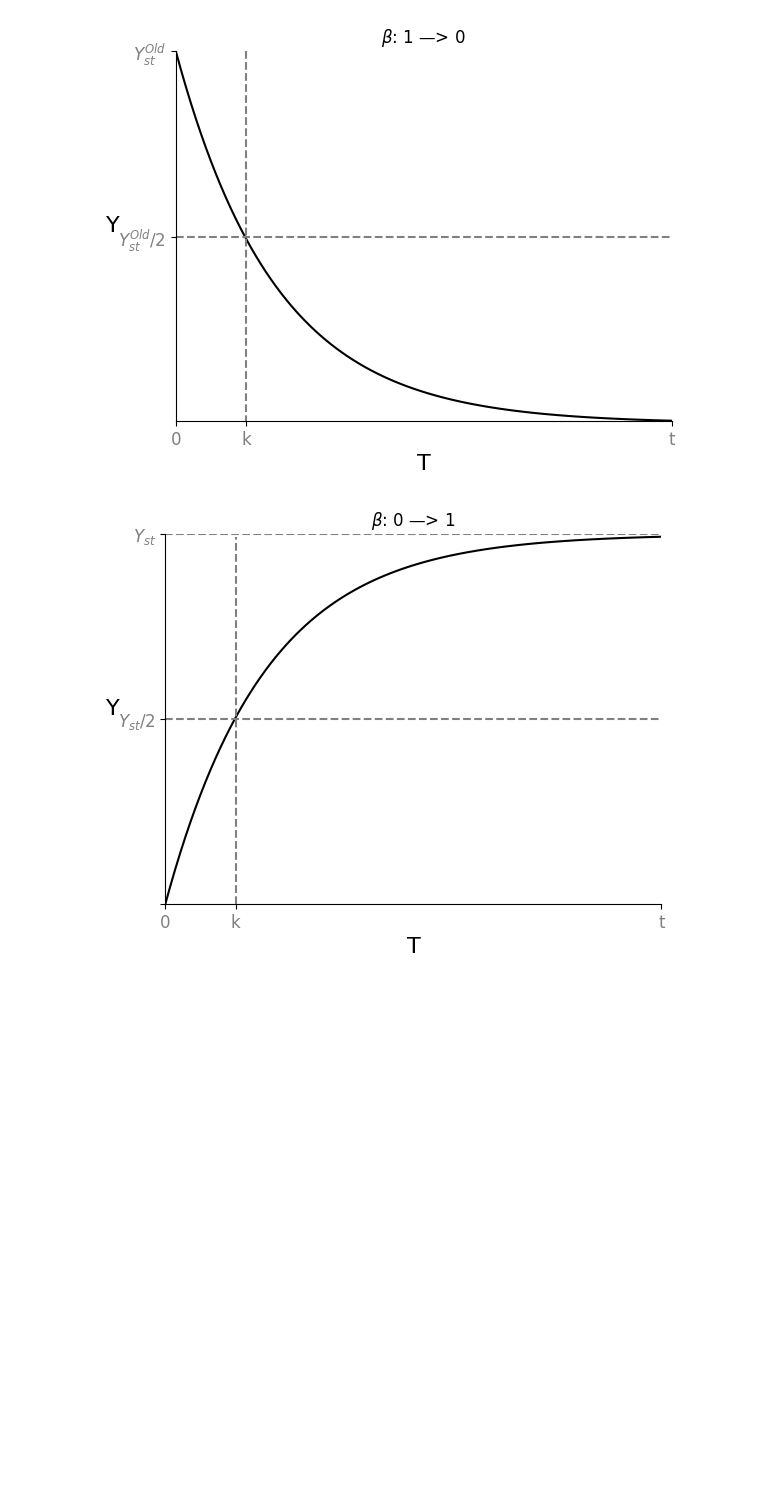
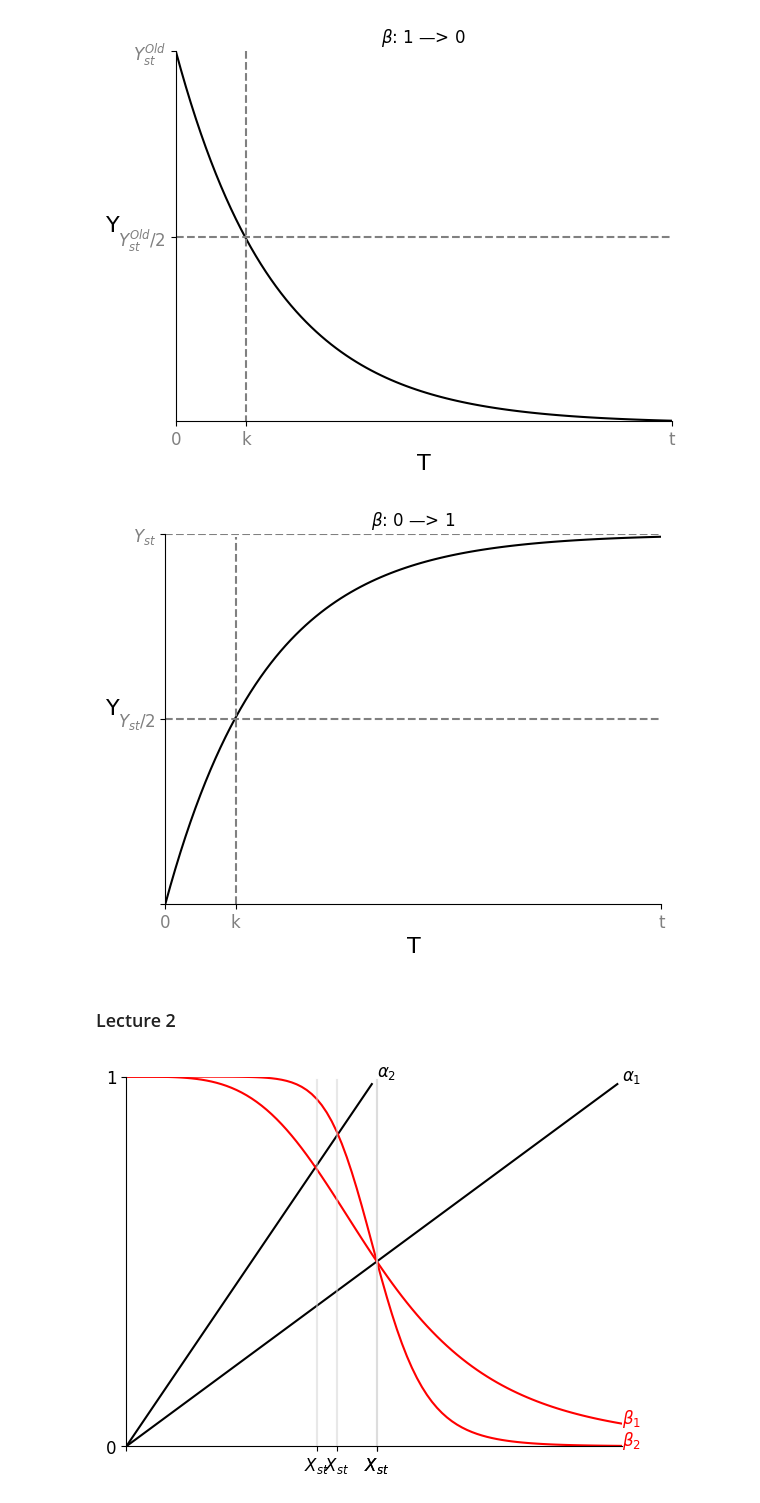
Before and after one commit to Jiarong-L/notes, a Jupyter notebook: docs/Course/System_Biology/DrawLines.ipynb, the cells around one changed output. Drawn from its saved outputs; the diff is of its cells as text; code cells hidden in the pictures; blank space fills up the shorter version.

```diff
--- a/docs/Course/System_Biology/DrawLines.ipynb
+++ b/docs/Course/System_Biology/DrawLines.ipynb
@@ -127,3 +141,47 @@ ax.margins(0, 0)
 # fig.savefig('1-4.png', bbox_inches='tight')
 # %% [output]
 [figure]
+# %% [markdown]
+### Lecture 2
+# %%
+fig,ax = plt.subplots()
+
+a_list = [0.01,0.02]
+for ia in range(len(a_list)):
+    aX = a_list[ia] * t
+    stop_time = sum(aX <= 1)-1
+    ax.plot(x[:stop_time],aX[:stop_time],linestyle='-',color='black')
+    ax.text(x[stop_time], aX[stop_time], r'$\alpha_{}$'.format(ia+1), style='italic', fontsize=12,color='black')
+
+# b_list = [uni_arr(val_b) for val_b in [0.5]]     ## Constant val beta
+b_list = []
+for n in [4,10]:
+    fx = b * np.power(k,n) / (np.power(k,n) + np.power(x,n))
+    b_list.append(fx)
+for ib in range(len(b_list)):
+    ax.plot(x,b_list[ib],linestyle='-',color='red')
+    ax.text(x[-1], b_list[ib][-1], r'$\beta_{}$'.format(ib+1), style='italic', fontsize=12,color='red')
+
+
+x_ticks_list = [0]
+x_labels_list = ['']
+for ia in range(len(a_list)):
+    for ib in range(len(b_list)):
+        aX = a_list[ia] * t
+        Xst_idx = find_cross_idx(aX, b_list[ib])
+        ax.plot(uni_arr(x[Xst_idx]),x,color='lightgrey',alpha=0.5,linestyle='-')
+        x_ticks_list.append(x[Xst_idx])
+        x_labels_list.append(r'$X_{st}$')
+x_ticks_list.append(1)
+x_labels_list.append('100%')
+
+
+ax.set_xticks(ticks = x_ticks_list, labels = x_labels_list, fontsize=12)
+ax.set_yticks(ticks = [0,1], labels = [0,1], fontsize=12)
+ax.spines['right'].set_visible(False)
+ax.spines['top'].set_visible(False)
+ax.tick_params(bottom=True,top=False,left=True,right=False)
+ax.margins(0, 0)
+# fig.savefig('2-1.png', bbox_inches='tight')
+# %% [output]
+[figure, added]
```
Also changed, not shown: parts of 7 cells of this notebook, 7 other files.
